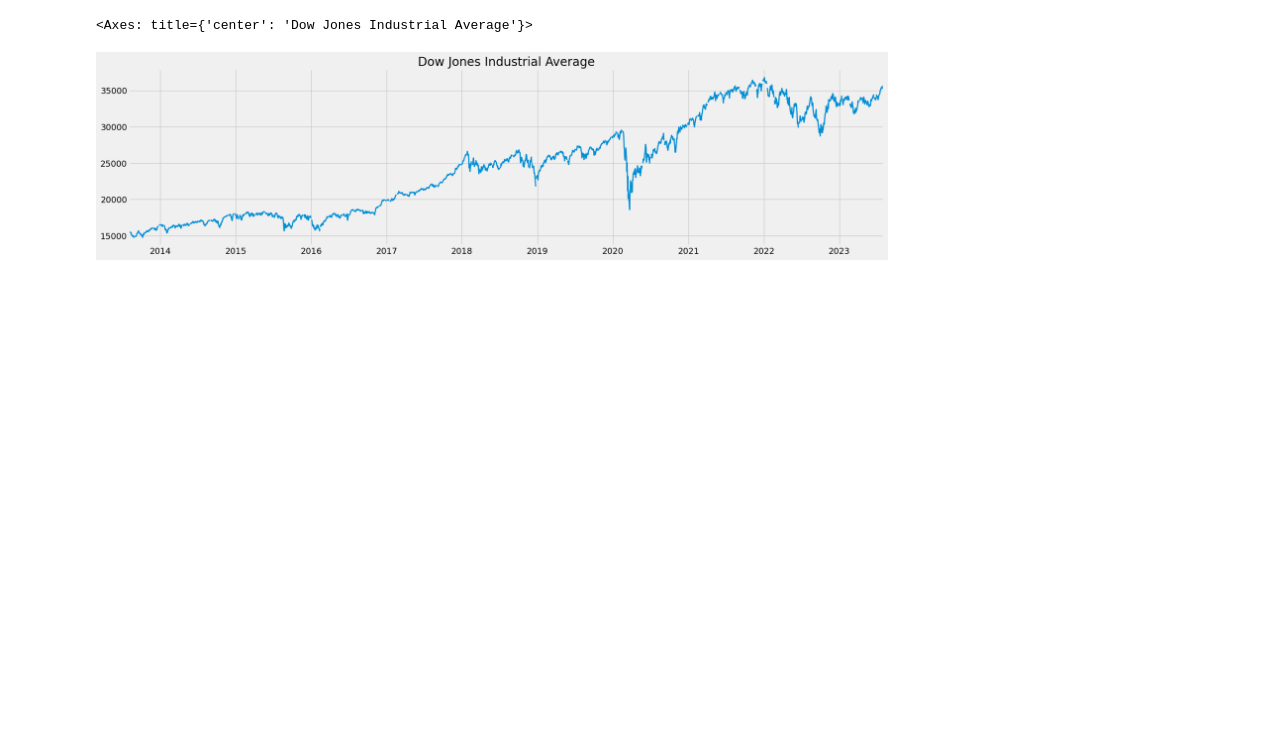
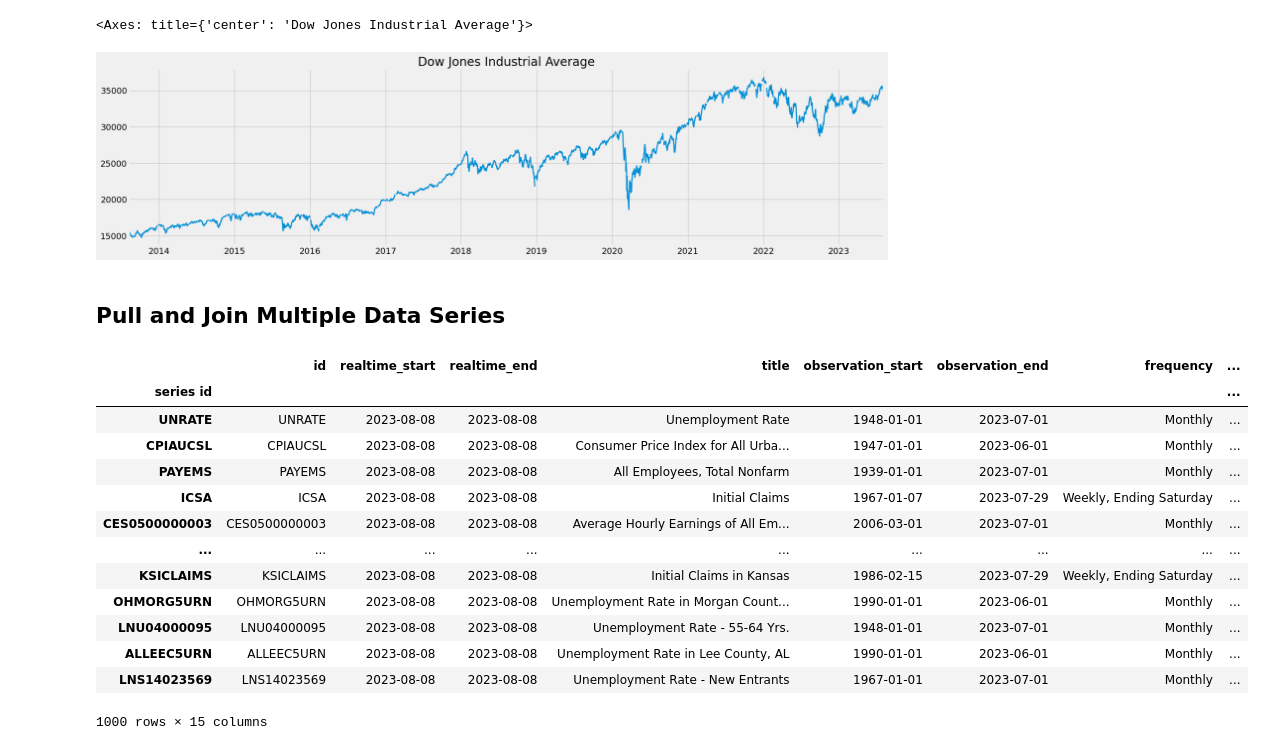
Before and after one commit to WackyChomp/data-analysis, a Jupyter notebook: 1-fred/1-economic-analysis.ipynb, the cells around one changed output. Cells and saved outputs as stored; diff of their text form; code cells hidden in the pictures; blank space fills up the shorter version.

```diff
--- a/1-fred/1-economic-analysis.ipynb
+++ b/1-fred/1-economic-analysis.ipynb
@@ -71,3 +71,23 @@ djia.plot(figsize=(20,5), title='Dow Jones Industrial Average', lw=2)
 # %% [output]
 <Axes: title={'center': 'Dow Jones Industrial Average'}>
 [figure]
+# %% [markdown]
+## Pull and Join Multiple Data Series
+# %%
+unemployment_results = fred.search('unemployment', order_by='popularity')
+unemployment_results
+# %% [output]
+|  | id | realtime_start | realtime_end | title | observation_start | observation_end | frequency | ... |
+| series id |  |  |  |  |  |  |  | ... |
+| UNRATE | UNRATE | 2023-08-08 | 2023-08-08 | Unemployment Rate | 1948-01-01 | 2023-07-01 | Monthly | ... |
+| CPIAUCSL | CPIAUCSL | 2023-08-08 | 2023-08-08 | Consumer Price Index for All Urba... | 1947-01-01 | 2023-06-01 | Monthly | ... |
+| PAYEMS | PAYEMS | 2023-08-08 | 2023-08-08 | All Employees, Total Nonfarm | 1939-01-01 | 2023-07-01 | Monthly | ... |
+| ICSA | ICSA | 2023-08-08 | 2023-08-08 | Initial Claims | 1967-01-07 | 2023-07-29 | Weekly, Ending Saturday | ... |
+| CES0500000003 | CES0500000003 | 2023-08-08 | 2023-08-08 | Average Hourly Earnings of All Em... | 2006-03-01 | 2023-07-01 | Monthly | ... |
+| ... | ... | ... | ... | ... | ... | ... | ... | ... |
+| KSICLAIMS | KSICLAIMS | 2023-08-08 | 2023-08-08 | Initial Claims in Kansas | 1986-02-15 | 2023-07-29 | Weekly, Ending Saturday | ... |
+| OHMORG5URN | OHMORG5URN | 2023-08-08 | 2023-08-08 | Unemployment Rate in Morgan Count... | 1990-01-01 | 2023-06-01 | Monthly | ... |
+| LNU04000095 | LNU04000095 | 2023-08-08 | 2023-08-08 | Unemployment Rate - 55-64 Yrs. | 1948-01-01 | 2023-07-01 | Monthly | ... |
+| ALLEEC5URN | ALLEEC5URN | 2023-08-08 | 2023-08-08 | Unemployment Rate in Lee County, AL | 1990-01-01 | 2023-06-01 | Monthly | ... |
+| LNS14023569 | LNS14023569 | 2023-08-08 | 2023-08-08 | Unemployment Rate - New Entrants | 1967-01-01 | 2023-07-01 | Monthly | ... |
+1000 rows × 15 columns
```
Also changed, not shown: parts of 8 cells of this notebook.
